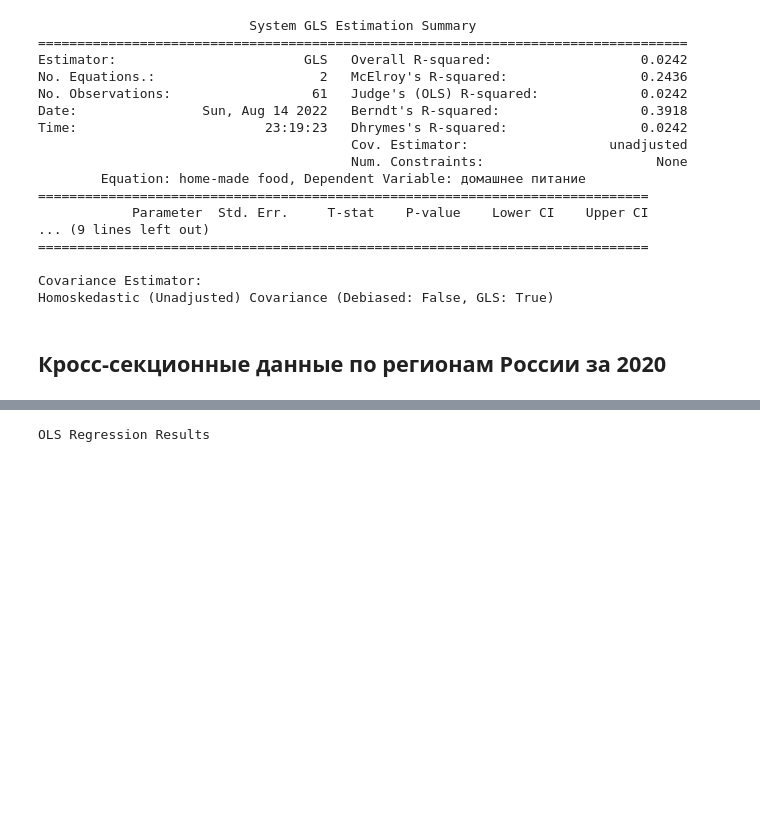
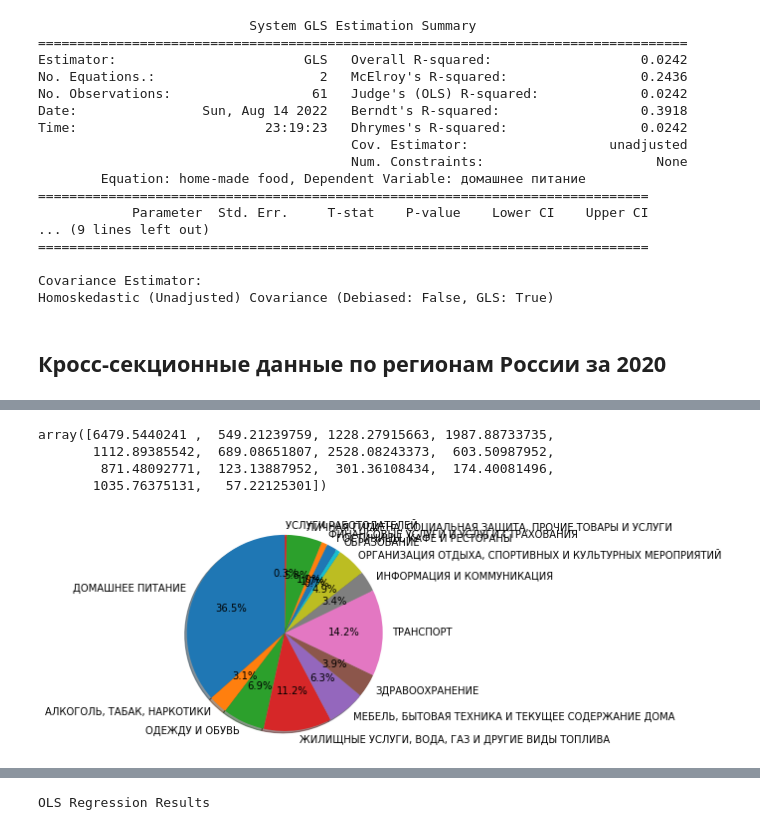
Before and after one commit to chereshan/Term-Paper, a Jupyter notebook: Linear Expenditure Systems (LES) Replication.ipynb, the cells around one changed output, grey strips where cells are left out. Drawn from its saved outputs; the diff is of its cells as text; code cells hidden in the pictures; blank space fills up the shorter version.

```diff
--- a/Linear Expenditure Systems (LES) Replication.ipynb
+++ b/Linear Expenditure Systems (LES) Replication.ipynb
@@ -1146,0 +663,5 @@ dtype: float64
+# %%
+#Переводим категории потреб. расходов из процентных в абсолютные значения
+Households_abs=Households_relative
+Households_abs.loc[:,'ДОМАШНЕЕ ПИТАНИЕ':'УСЛУГИ РАБОТОДАТЕЛЕЙ']=(Households_relative.loc[:,'ДОМАШНЕЕ ПИТАНИЕ':'УСЛУГИ РАБОТОДАТЕЛЕЙ']/100).multiply(Households_relative['Полное потребление'], axis='index')
+Households_abs.head(5)
@@ -1146,0 +675,6 @@ dtype: float64
+# %%
+#Чтобы убрать ошибку округления, получаем новое значение потреб. расходов, складывая расходы по категориям
+Households_abs['Полное потребление']=Households_abs.loc[:,'ДОМАШНЕЕ ПИТАНИЕ':'УСЛУГИ РАБОТОДАТЕЛЕЙ'].sum(axis=1)
+# %%
+#Получаем веса регионов
+Households_abs['Доля']=Households_abs.loc[:,'Все население, 2020']/Households_abs['Все население, 2020'][0]
@@ -1146,0 +697,2 @@ dtype: float64
+# %%
+Households_abs=Households_abs.iloc[1:,:]
@@ -1146,0 +712,21 @@ dtype: float64
+# %%
+Households_abs.mean().iloc[2:-3].values
+# %% [output]
+array([6479.5440241 ,  549.21239759, 1228.27915663, 1987.88733735,
+       1112.89385542,  689.08651807, 2528.08243373,  603.50987952,
+        871.48092771,  123.13887952,  301.36108434,  174.40081496,
+       1035.76375131,   57.22125301])
+# %%
+Households_abs.mean().iloc[1:-3]
+# Pie chart, where the slices will be ordered and plotted counter-clockwise:
+labels = Households_abs.mean().iloc[2:-3].index
+sizes = list(Households_abs.mean().iloc[2:-3].values)
+
+fig1, ax1 = plt.subplots()
+ax1.pie(sizes,  labels=labels, autopct='%1.1f%%',
+        shadow=True, startangle=90)
+ax1.axis('equal')  # Equal aspect ratio ensures that pie is drawn as a circle.
+
+plt.show()
+# %% [output]
+[figure, added]
```
Also changed, not shown: parts of 94 cells of this notebook.
